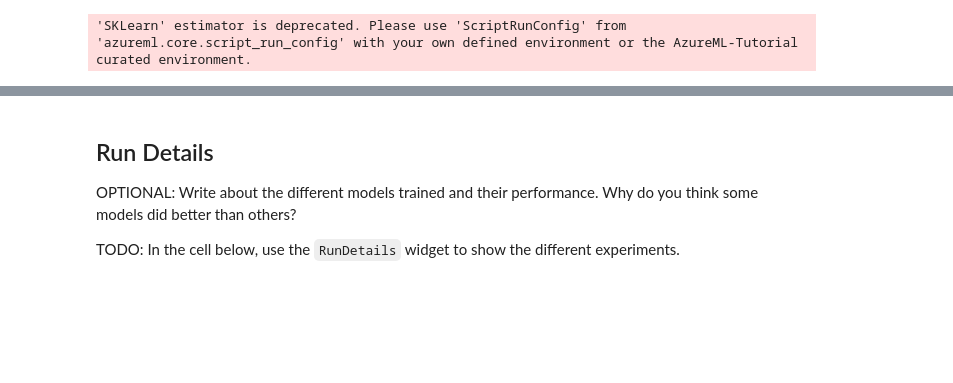
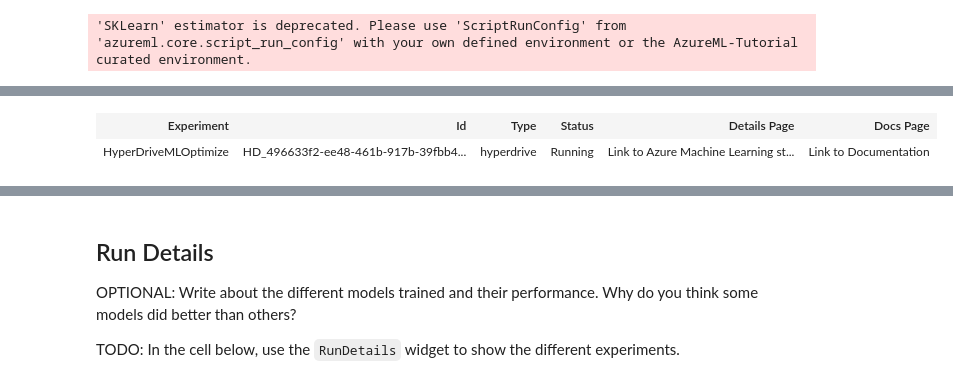
Before and after one commit to Bhosalenileshn/ML-Azure-Udacity-Capstone-Project, a Jupyter notebook: hyperparameter_tuning.ipynb, the cells around one changed output, grey strips where cells are left out. Saved outputs shown, nothing was run; the diff lists cells and outputs as text; code cells hidden in the pictures; blank space fills up the shorter version.

```diff
--- a/hyperparameter_tuning.ipynb
+++ b/hyperparameter_tuning.ipynb
@@ -166,5 +166,7 @@ hyperdrive_run_config = HyperDriveConfig(estimator=estimator,
 # %%
 #TODO: Submit your experiment
 experiment = Experiment(workspace=ws, name='HyperDriveMLOptimize')
-hyperdrive_run = experiment.submit(hyperdrive_run_config)
+hyperdrive_run = experiment.submit(hyperdrive_run_config,show_output=True)
+#experiment.submit?
+hyperdrive_run
 # %% [output]
@@ -171,0 +173,2 @@ WARNING:root:If 'script' has been provided here and a script file name has been
+| Experiment | Id | Type | Status | Details Page | Docs Page |
+| HyperDriveMLOptimize | HD_496633f2-ee48-461b-917b-39fbb4... | hyperdrive | Running | Link to Azure Machine Learning st... | Link to Documentation |
```
Also changed, not shown: parts of 5 cells of this notebook.
